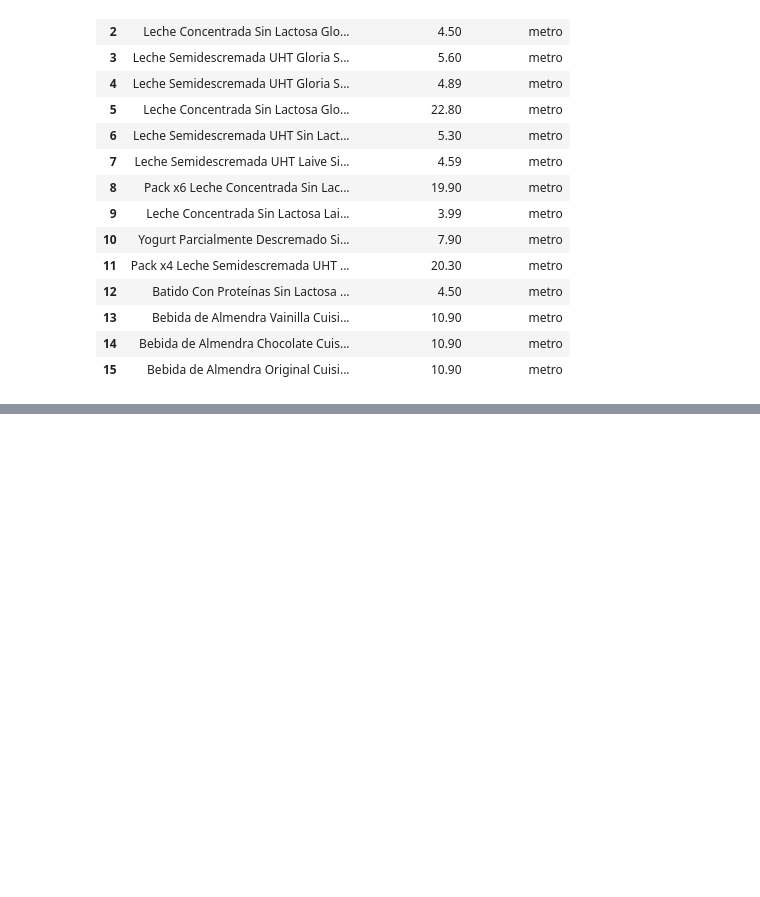
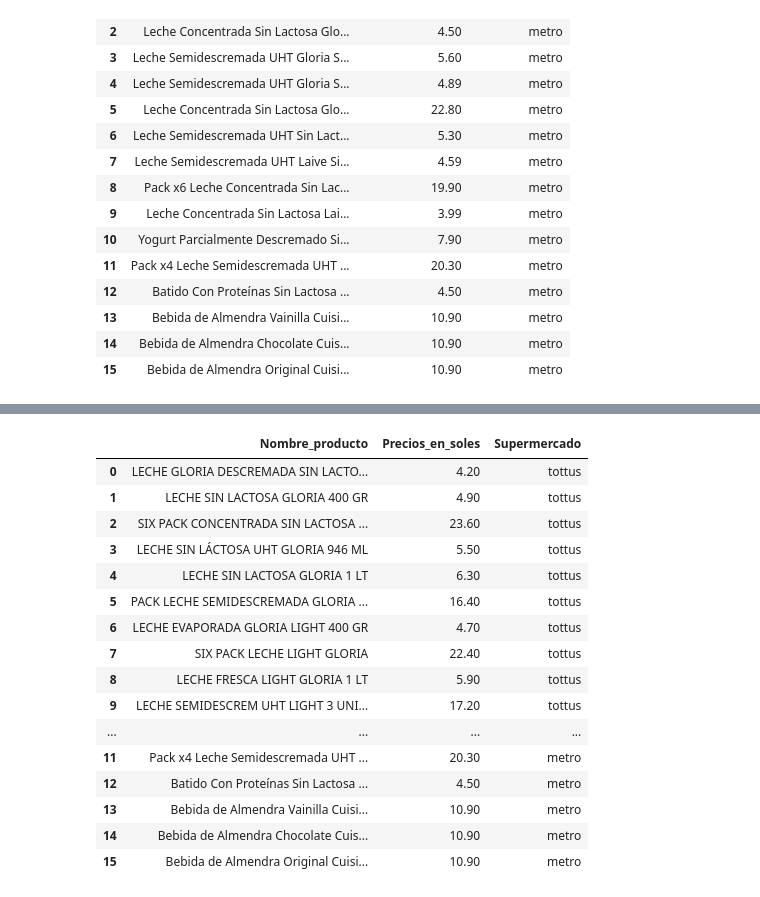
Before and after one commit to rmCamilo-Mendez/TRABAJO-FINAL-LP2, a Jupyter notebook: TRABAJO FINAL.ipynb, the cells around one changed output, grey strips where cells are left out. Drawn from its saved outputs; the diff is of its cells as text; code cells hidden in the pictures; blank space fills up the shorter version.

Commit message:
avance tottus

```diff
--- a/TRABAJO FINAL.ipynb
+++ b/TRABAJO FINAL.ipynb
@@ -176,0 +175,7 @@ df_plazavea
+# %%
+gs_tottus = driver.find_elements(By.XPATH,"//h2[@class='jsx-369422875 name title mini']")
+nombre_tottus=[]
+for elemento in gs_tottus:
+  nombre_tottus.append(elemento.text)
+
+nombre_tottus
@@ -176,0 +212,9 @@ df_plazavea
+# %%
+gs_tottus_precios = driver.find_elements(By.XPATH,"//span[@class='list price medium cmrPrice ']")
+precios_tottus=[]
+for elemento in gs_tottus_precios:
+  sentence = elemento.text
+  s=re.findall(r'-?\d+\.?\d*', sentence)
+  s=float(s[0])
+  precios_tottus.append(s)
+precios_tottus
@@ -176,0 +231,2 @@ df_plazavea
+# %%
+df_tottus=pd.DataFrame({"Nombre_producto":nombre_tottus,"Precios_en_soles ":precios_tottus, "Supermercado":["tottus"]*len(precios_tottus) })
@@ -176,0 +251,20 @@ df_plazavea
+# %%
+pd.concat([df_tottus, df_plazavea, df_metro])
+# %% [output]
+|  | Nombre_producto | Precios_en_soles | Supermercado |
+| 0 | LECHE GLORIA DESCREMADA SIN LACTO... | 4.20 | tottus |
+| 1 | LECHE SIN LACTOSA GLORIA 400 GR | 4.90 | tottus |
+| 2 | SIX PACK CONCENTRADA SIN LACTOSA ... | 23.60 | tottus |
+| 3 | LECHE SIN LÁCTOSA UHT GLORIA 946 ML | 5.50 | tottus |
+| 4 | LECHE SIN LACTOSA GLORIA 1 LT | 6.30 | tottus |
+| 5 | PACK LECHE SEMIDESCREMADA GLORIA ... | 16.40 | tottus |
+| 6 | LECHE EVAPORADA GLORIA LIGHT 400 GR | 4.70 | tottus |
+| 7 | SIX PACK LECHE LIGHT GLORIA | 22.40 | tottus |
+| 8 | LECHE FRESCA LIGHT GLORIA 1 LT | 5.90 | tottus |
+| 9 | LECHE SEMIDESCREM UHT LIGHT 3 UNI... | 17.20 | tottus |
+| ... | ... | ... | ... |
+| 11 | Pack x4 Leche Semidescremada UHT ... | 20.30 | metro |
+| 12 | Batido Con Proteínas Sin Lactosa ... | 4.50 | metro |
+| 13 | Bebida de Almendra Vainilla Cuisi... | 10.90 | metro |
+| 14 | Bebida de Almendra Chocolate Cuis... | 10.90 | metro |
+| 15 | Bebida de Almendra Original Cuisi... | 10.90 | metro |
```
Also changed, not shown: parts of 27 cells of this notebook.
